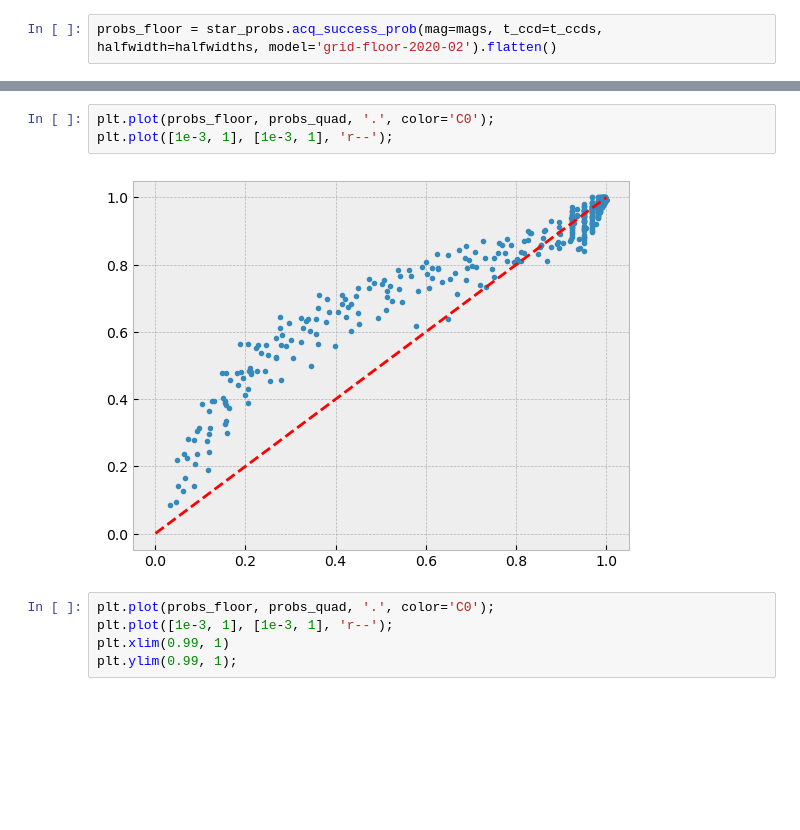
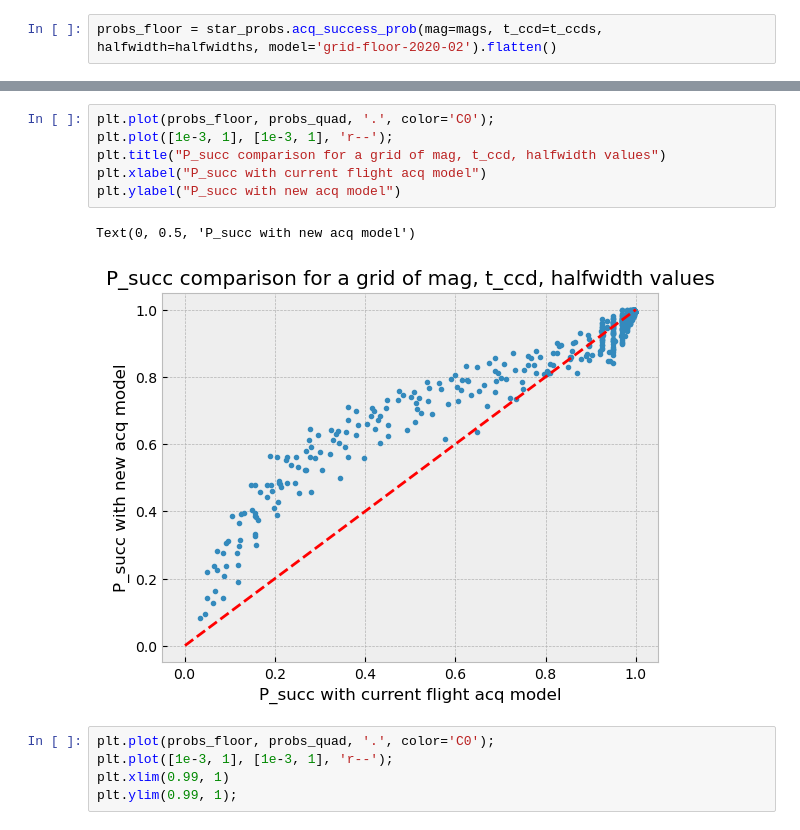
Before and after one commit to sot/aca_stats, a Jupyter notebook: validate-2023-02-local-quadratic.ipynb, the cells around one changed output, grey strips where cells are left out. Saved outputs shown, nothing was run; the diff lists cells and outputs as text; blank space fills up the shorter version.

```diff
--- a/validate-2023-02-local-quadratic.ipynb
+++ b/validate-2023-02-local-quadratic.ipynb
@@ -143,8 +166,12 @@ plt.loglog([1e-3, 1], [1e-3, 1], 'r--');
 # %%
 plt.plot(probs_floor, probs_quad, '.', color='C0');
 plt.plot([1e-3, 1], [1e-3, 1], 'r--');
+plt.title("P_succ comparison for a grid of mag, t_ccd, halfwidth values")
+plt.xlabel("P_succ with current flight acq model")
+plt.ylabel("P_succ with new acq model")
 # %% [output]
+Text(0, 0.5, 'P_succ with new acq model')
-[figure, old version]
+[figure, new version]
 # %%
 plt.plot(probs_floor, probs_quad, '.', color='C0');
 plt.plot([1e-3, 1], [1e-3, 1], 'r--');
```
Also changed, not shown: parts of 4 cells of this notebook.
